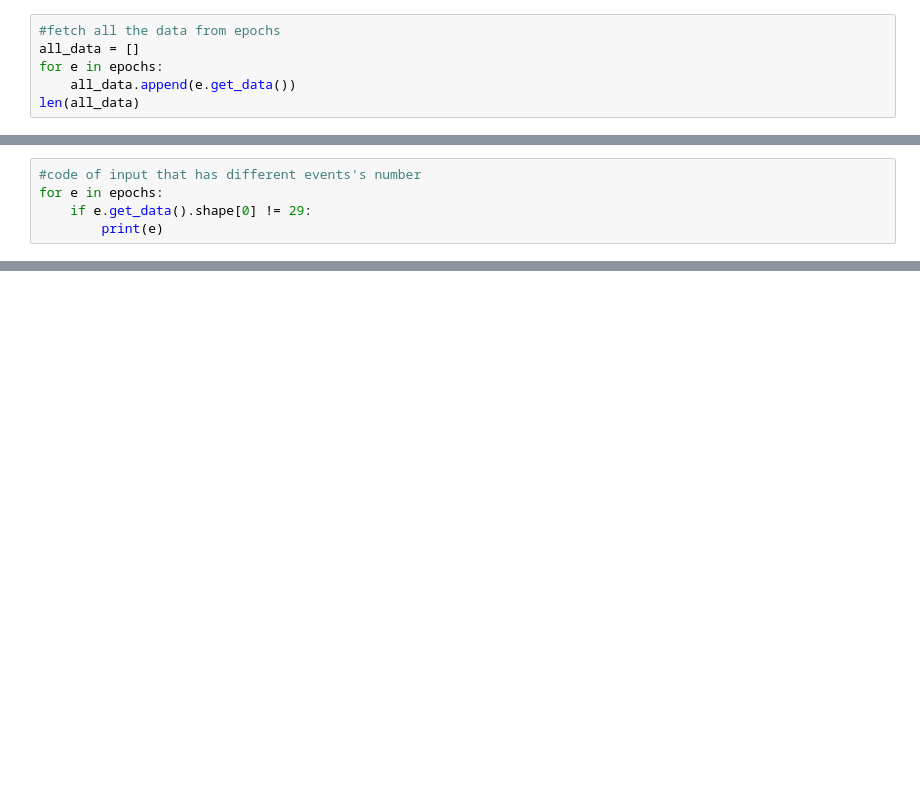
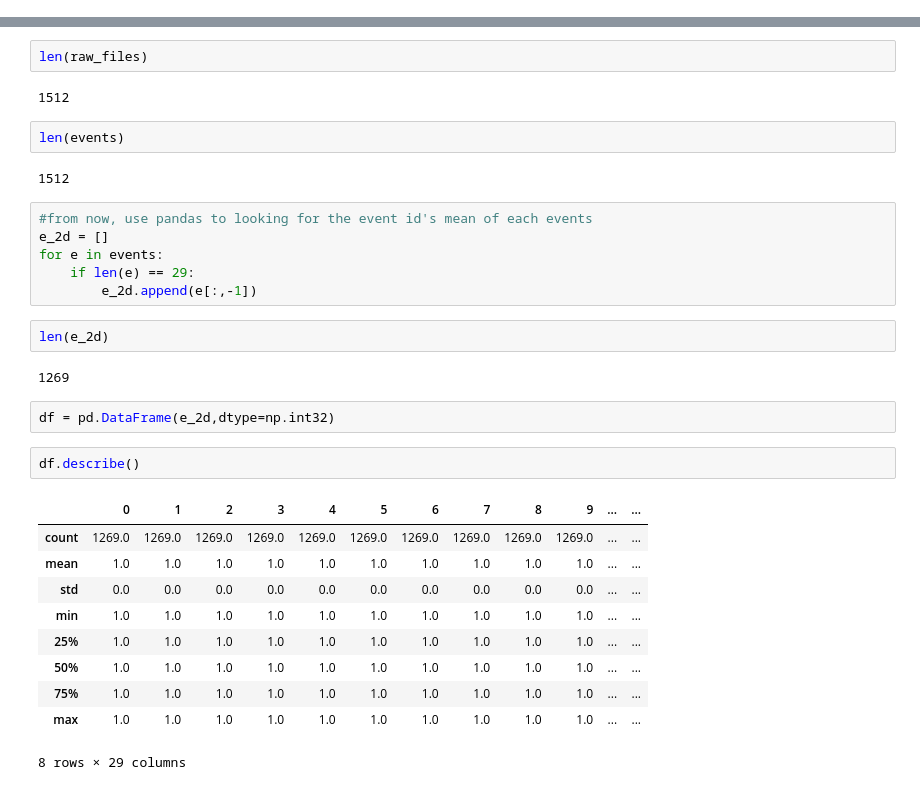
Before and after one commit to saguywalker/all_about_something..., a Jupyter notebook: eeg_split_epochs.ipynb, the cells around one changed output, grey strips where cells are left out. Drawn from its saved outputs; the diff is of its cells as text; blank space fills up the shorter version.

```diff
--- a/mne2.ipynb
+++ b/eeg_split_epochs.ipynb
@@ -253,6 +294,0 @@ Loading data for 29 events and 321 original time points ...
-# %%
-#fetch all the data from epochs
-all_data = []
-for e in epochs:
-    all_data.append(e.get_data())
-len(all_data)
@@ -278,5 +294,0 @@ dataset.shape
-# %%
-#code of input that has different events's number
-for e in epochs:
-    if e.get_data().shape[0] != 29:
-        print(e)
@@ -300,0 +322,33 @@ for e in epochs:
+# %%
+len(raw_files)
+# %% [output]
+1512
+# %%
+len(events)
+# %% [output]
+1512
+# %%
+#from now, use pandas to looking for the event id's mean of each events
+e_2d = []
+for e in events:
+    if len(e) == 29:
+        e_2d.append(e[:,-1])
+# %%
+len(e_2d)
+# %% [output]
+1269
+# %%
+df = pd.DataFrame(e_2d,dtype=np.int32)
+# %%
+df.describe()
+# %% [output]
+|  | 0 | 1 | 2 | 3 | 4 | 5 | 6 | 7 | 8 | 9 | ... | ... |
+| count | 1269.0 | 1269.0 | 1269.0 | 1269.0 | 1269.0 | 1269.0 | 1269.0 | 1269.0 | 1269.0 | 1269.0 | ... | ... |
+| mean | 1.0 | 1.0 | 1.0 | 1.0 | 1.0 | 1.0 | 1.0 | 1.0 | 1.0 | 1.0 | ... | ... |
+| std | 0.0 | 0.0 | 0.0 | 0.0 | 0.0 | 0.0 | 0.0 | 0.0 | 0.0 | 0.0 | ... | ... |
+| min | 1.0 | 1.0 | 1.0 | 1.0 | 1.0 | 1.0 | 1.0 | 1.0 | 1.0 | 1.0 | ... | ... |
+| 25% | 1.0 | 1.0 | 1.0 | 1.0 | 1.0 | 1.0 | 1.0 | 1.0 | 1.0 | 1.0 | ... | ... |
+| 50% | 1.0 | 1.0 | 1.0 | 1.0 | 1.0 | 1.0 | 1.0 | 1.0 | 1.0 | 1.0 | ... | ... |
+| 75% | 1.0 | 1.0 | 1.0 | 1.0 | 1.0 | 1.0 | 1.0 | 1.0 | 1.0 | 1.0 | ... | ... |
+| max | 1.0 | 1.0 | 1.0 | 1.0 | 1.0 | 1.0 | 1.0 | 1.0 | 1.0 | 1.0 | ... | ... |
+8 rows × 29 columns
```
Also changed, not shown: parts of 25 cells of this notebook, 3 other files.
